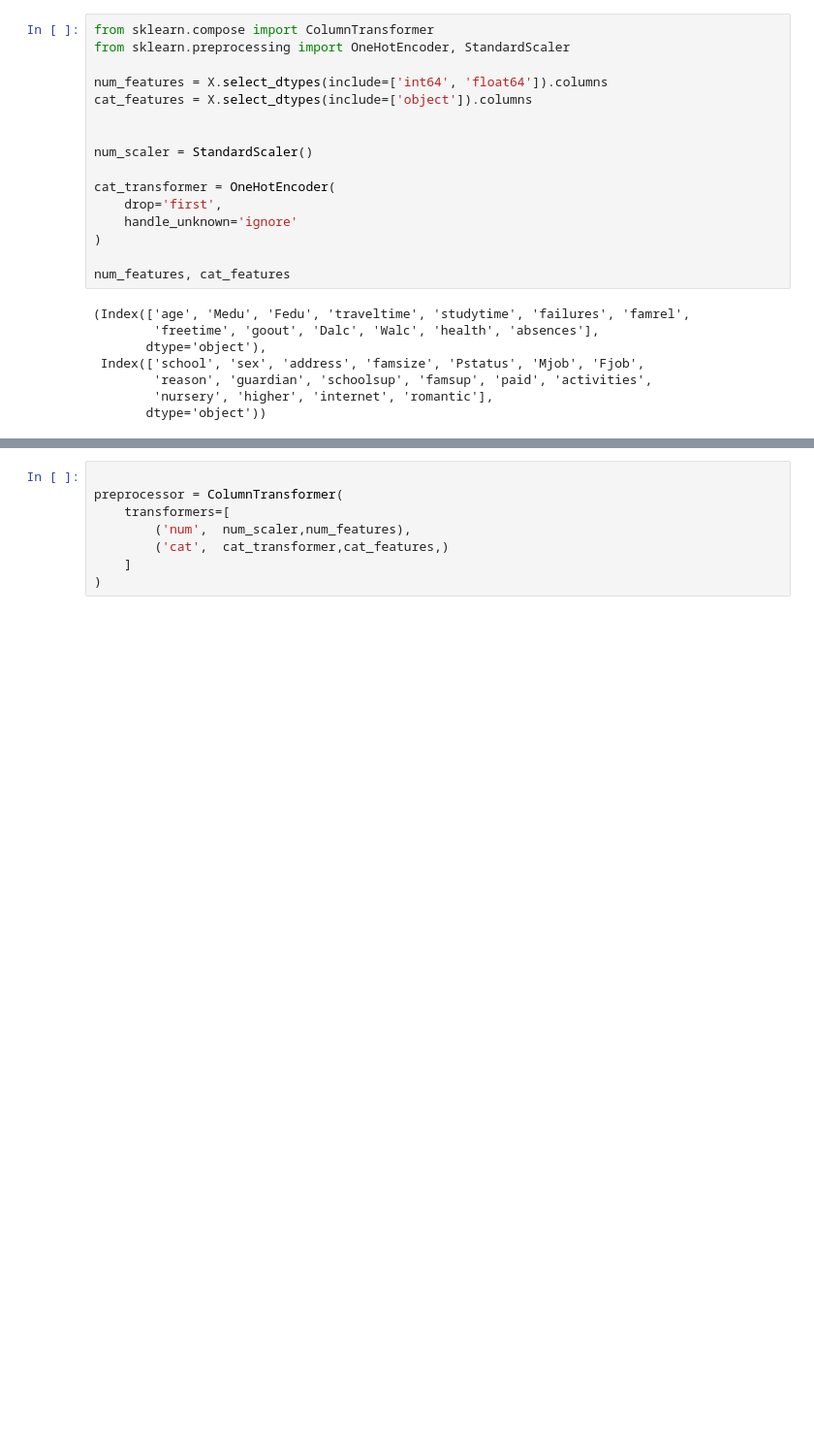
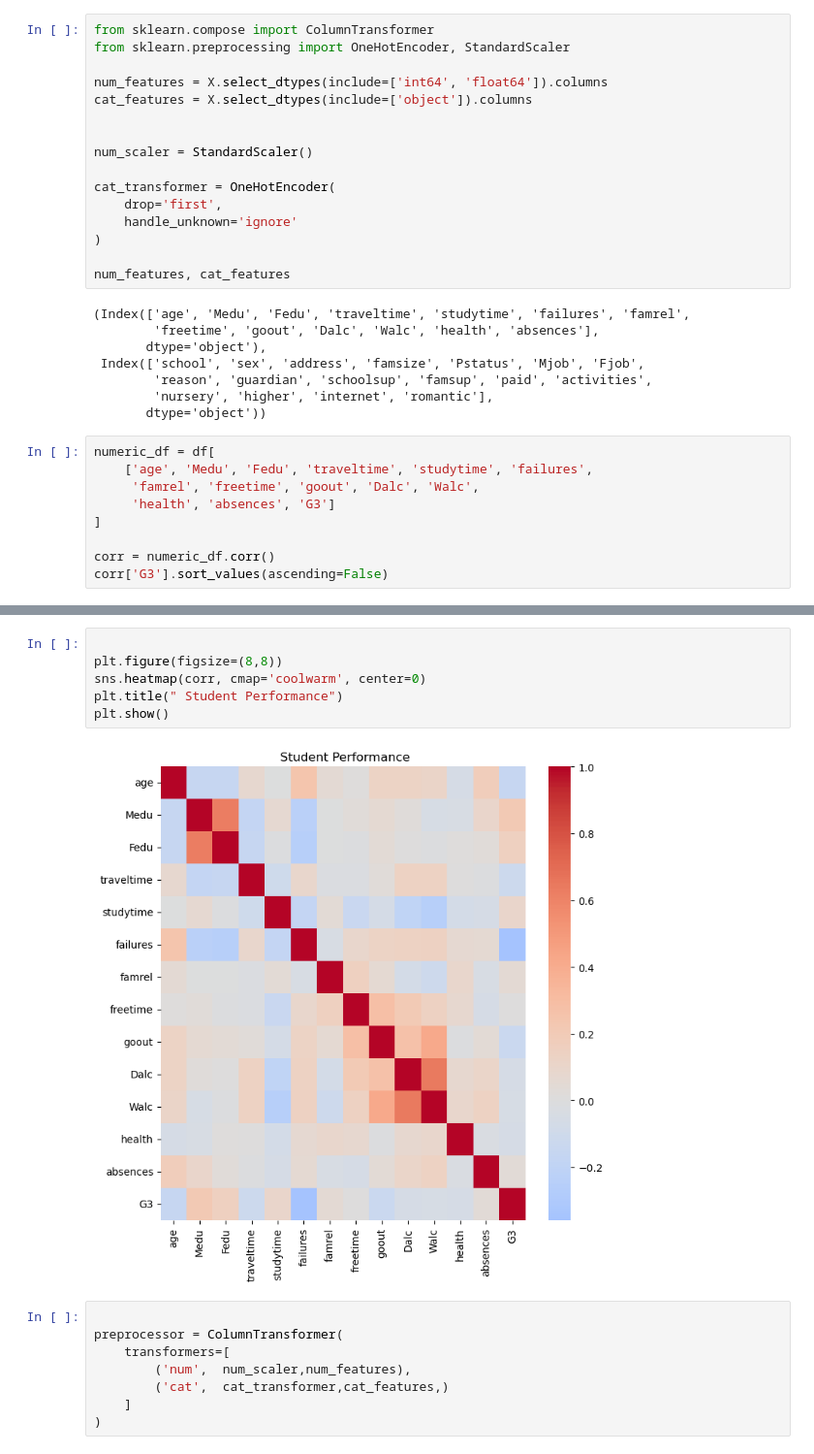
Before and after one commit to Fantom-1/ML-Diaries, a Jupyter notebook: MLDiaries04_StudentPerformance/student_performance.ipynb, the cells around one changed output, grey strips where cells are left out. Shown: that part at 97% size. Saved outputs shown, nothing was run; the diff lists cells and outputs as text; blank space fills up the shorter version.

```diff
--- a/MLDiaries04_StudentPerformance/student_performance.ipynb
+++ b/MLDiaries04_StudentPerformance/student_performance.ipynb
@@ -138,3 +138,12 @@ num_features, cat_features
         'reason', 'guardian', 'schoolsup', 'famsup', 'paid', 'activities',
         'nursery', 'higher', 'internet', 'romantic'],
        dtype='object'))
+# %%
+numeric_df = df[
+    ['age', 'Medu', 'Fedu', 'traveltime', 'studytime', 'failures',
+     'famrel', 'freetime', 'goout', 'Dalc', 'Walc',
+     'health', 'absences', 'G3']
+]
+
+corr = numeric_df.corr()
+corr['G3'].sort_values(ascending=False)
@@ -141,3 +166,11 @@ num_features, cat_features
+# %%
+
+plt.figure(figsize=(8,8))
+sns.heatmap(corr, cmap='coolwarm', center=0)
+plt.title(" Student Performance")
+plt.show()
+# %% [output]
+[figure, added]
 # %%
 
 preprocessor = ColumnTransformer(
```
Also changed, not shown: parts of 37 cells of this notebook, 2 other files.
